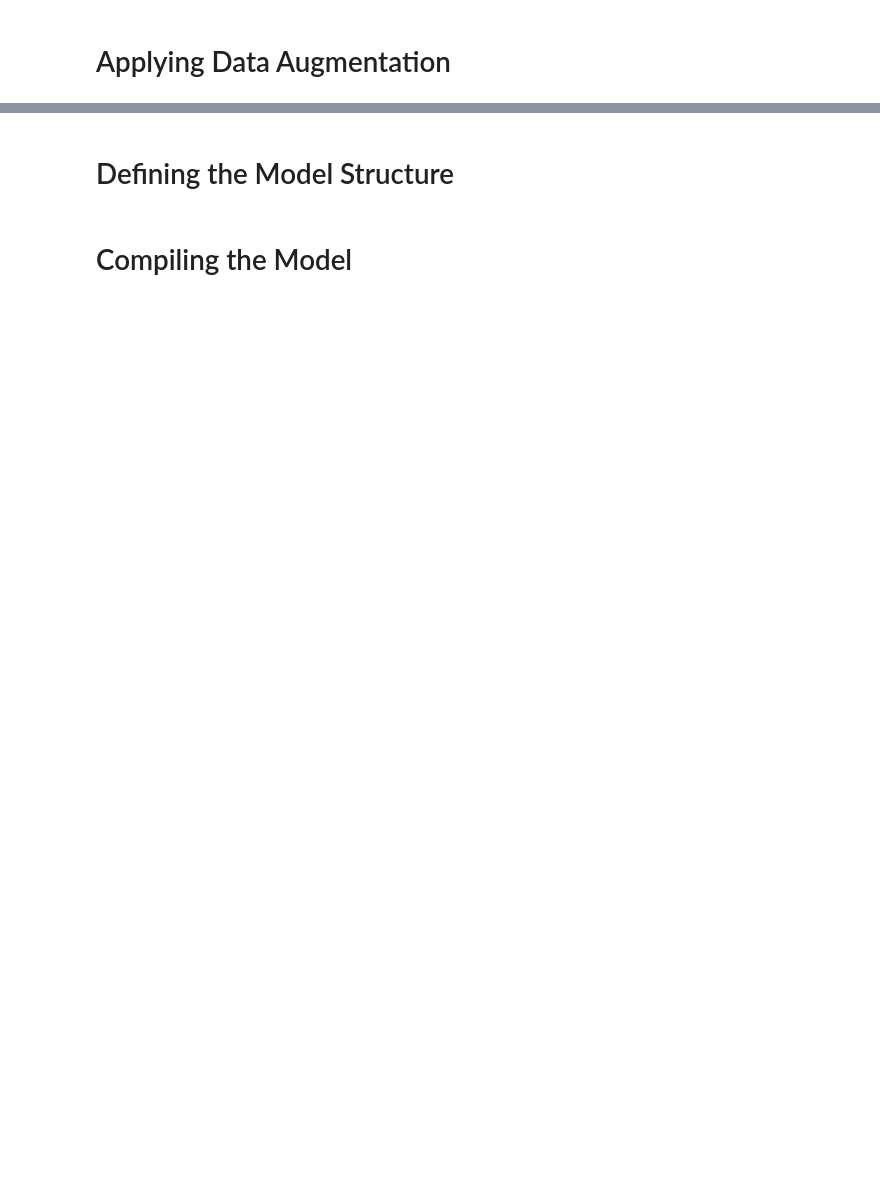
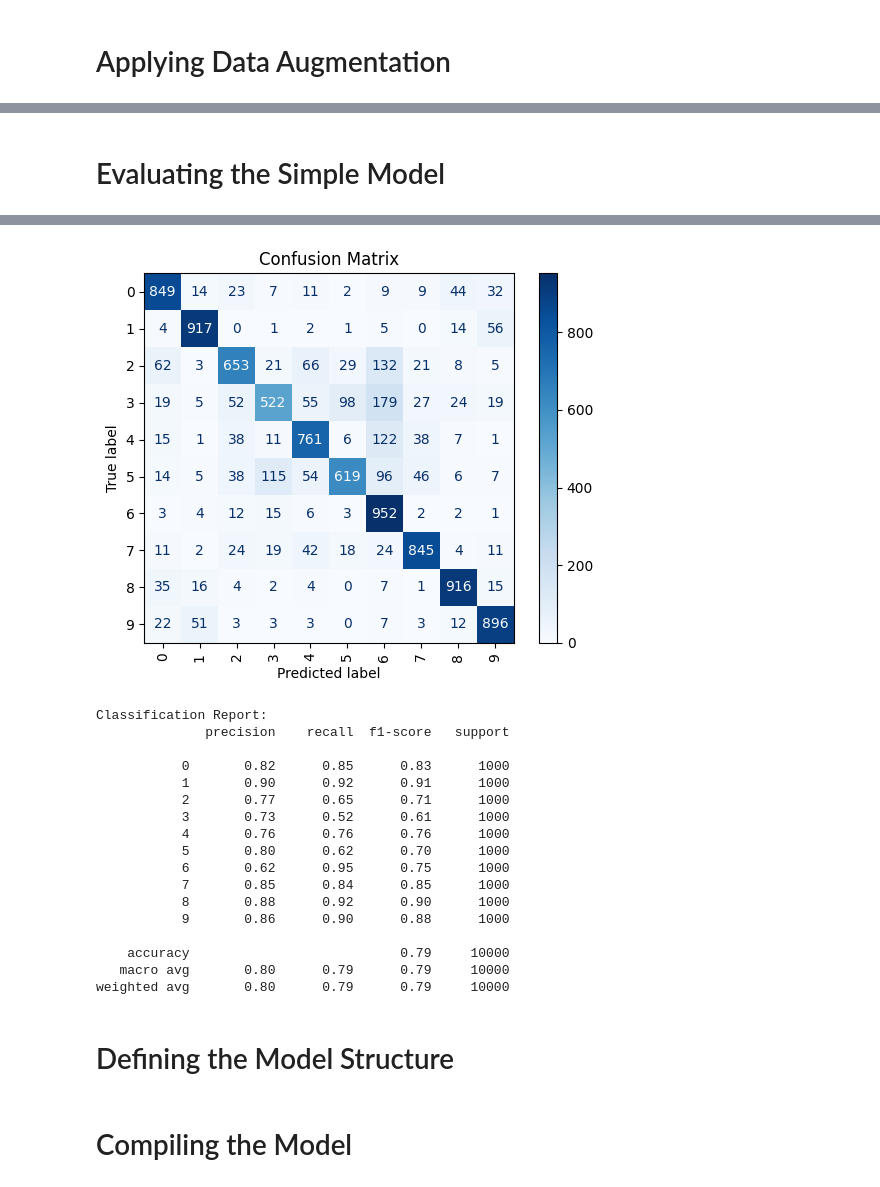
Before and after one commit to Sariyakareem/Project_Code_For_Image_Classification, a Jupyter notebook: Image_Classification_on_Cifar_10_Dataset.ipynb, the cells around one changed output, grey strips where cells are left out. Drawn from its saved outputs; the diff is of its cells as text; code cells hidden in the pictures; blank space fills up the shorter version.

```diff
--- a/Image_Classification_on_Cifar_10_Dataset.ipynb
+++ b/Image_Classification_on_Cifar_10_Dataset.ipynb
@@ -55,0 +170,25 @@ for X_batch, Y_batch in datagen.flow(X_train, Y_train, batch_size=5):
+# %% [markdown]
+# Evaluating the Simple Model
+# %%
+# Assuming model predictions and true labels are available
+# Replace Y_test and predictions with actual values
+predictions = model.predict(X_test)  # Get model predictions
+predicted_classes = np.argmax(predictions, axis=1)  # Convert to class labels
+true_classes = np.argmax(Y_test, axis=1)  # Convert true labels to class labels
+
+# Generate classification report
+class_report = classification_report(true_classes, predicted_classes, target_names=[str(i) for i in range(10)])
+
+# Generate confusion matrix
+conf_matrix = confusion_matrix(true_classes, predicted_classes)
+
+# Plot confusion matrix
+disp = ConfusionMatrixDisplay(confusion_matrix=conf_matrix, display_labels=[str(i) for i in range(10)])
+disp.plot(cmap=plt.cm.Blues, xticks_rotation='vertical')
+plt.title('Confusion Matrix')
+plt.show()
+
+# Print classification report
+print("Classification Report:")
+print(class_report)
+# %% [output]
@@ -56,3 +196,21 @@ for X_batch, Y_batch in datagen.flow(X_train, Y_train, batch_size=5):
+[figure, added]
+Classification Report:
+              precision    recall  f1-score   support
+
+           0       0.82      0.85      0.83      1000
+           1       0.90      0.92      0.91      1000
+           2       0.77      0.65      0.71      1000
+           3       0.73      0.52      0.61      1000
+           4       0.76      0.76      0.76      1000
+           5       0.80      0.62      0.70      1000
+           6       0.62      0.95      0.75      1000
+           7       0.85      0.84      0.85      1000
+           8       0.88      0.92      0.90      1000
+           9       0.86      0.90      0.88      1000
+
+    accuracy                           0.79     10000
+   macro avg       0.80      0.79      0.79     10000
+weighted avg       0.80      0.79      0.79     10000
 # %% [markdown]
 # Defining the Model Structure
 # %%
```
Also changed, not shown: parts of 29 cells of this notebook.
